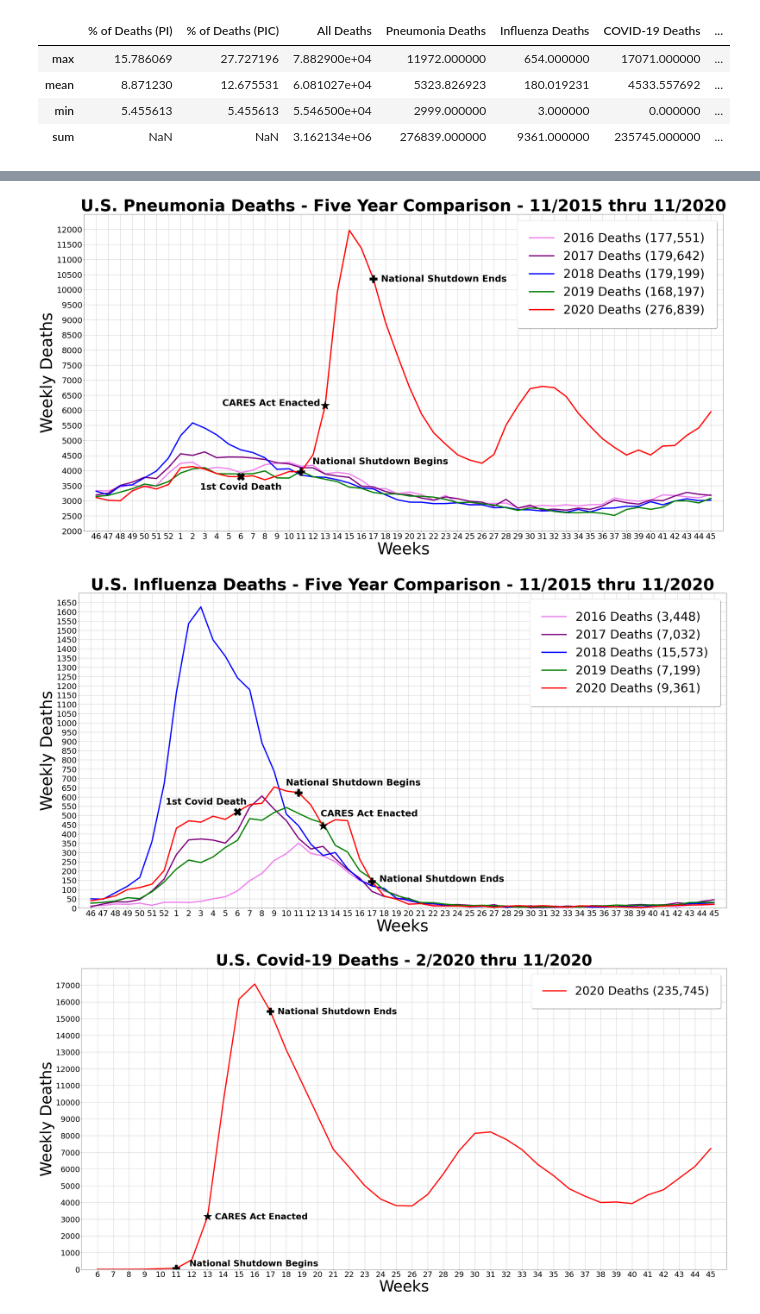
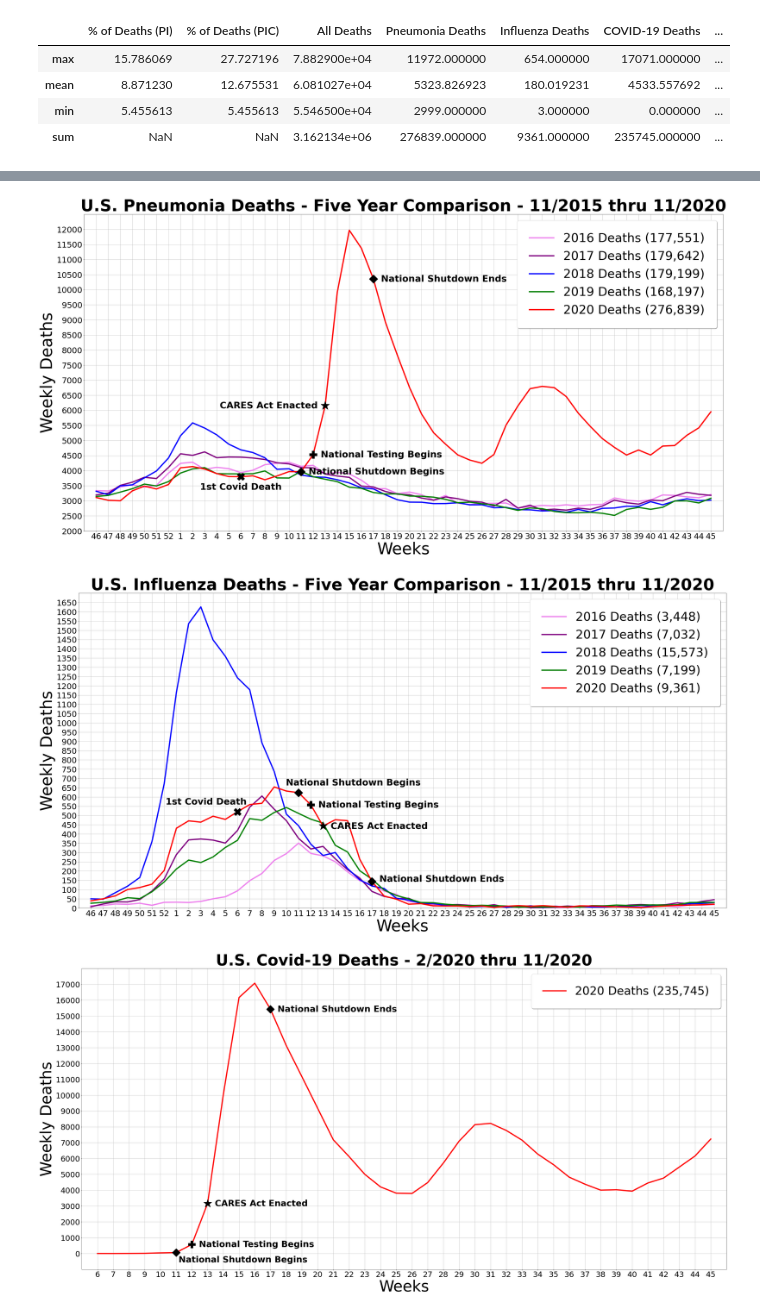
Before and after one commit to chadmilburn/COVID, a Jupyter notebook: flu_covid_analysis.ipynb, the cells around one changed output, grey strips where cells are left out. Cells and saved outputs as stored; diff of their text form; code cells hidden in the pictures.

```diff
--- a/flu_covid_analysis.ipynb
+++ b/flu_covid_analysis.ipynb
@@ -287,27 +296,35 @@ plt.xticks(fontsize=32)
 plt.yticks(np.arange(2000, 12500, step=500), fontsize=32)
 
 # Set Figure Chart Size
-plt.rcParams["figure.figsize"] = [40,20]
+plt.rcParams["figure.figsize"] = [100,50]
 
 # Add Covid-19 Starting Point To Chart
 plt.annotate("1st Covid Death", (12, 3799), textcoords="offset points", xytext=(0,-50), ha='center', fontsize=36, weight='bold')
 plt.plot(12, 3799, marker="X", ms=30, color="k")
 
 # Add National Shutdown Starting and Ending Point To Chart
-plt.annotate("National Shutdown Begins", (17, 3963), textcoords="offset points", xytext=(45,30), ha='left', fontsize=36, weight='bold')
-plt.plot(17, 3963, marker="P", ms=30, color="k")
+plt.annotate("National Shutdown Begins", (17, 3963), textcoords="offset points", xytext=(30,-10), ha='left', fontsize=36, weight='bold')
+plt.plot(17, 3963, marker="D", ms=24, color="k")
 plt.annotate("National Shutdown Ends", (23, 10356), textcoords="offset points", xytext=(30,-10), ha='left', fontsize=36, weight='bold')
-plt.plot(23, 10356, marker="P", ms=30, color="k")
+plt.plot(23, 10356, marker="D", ms=24, color="k")
+
+# Add National Testing Starting To Chart
+plt.annotate("National Testing Begins", (18, 4530), textcoords="offset points", xytext=(30,-10), ha='left', fontsize=36, weight='bold')
+plt.plot(18, 4530, marker="P", ms=30, color="k")
 
 # Add CARES Act Enactment To Chart
-plt.annotate("CARES Act Enacted", (19, 6156), textcoords="offset points", xytext=(-20,0), ha='right', fontsize=36, weight='bold')
+plt.annotate("CARES Act Enacted", (19, 6156), textcoords="offset points", xytext=(-30,-10), ha='right', fontsize=36, weight='bold')
 plt.plot(19, 6156, marker="*", ms=36, color="k")
 
+plt.tight_layout()
+
+# Save Plot As .png File
+plt.savefig("Pneumonia Deaths.png")
+
 # Show The Chart
-plt.tight_layout()
 plt.show()
 # %% [output]
-[figure, old version]
+[figure, new version]
 # %%
 # Pneumonia Data
 flu_2016 = data_2016["Influenza Deaths"]
@@ -345,7 +362,7 @@ plt.xticks(fontsize=32)
 plt.yticks(np.arange(0, 1700, step=50), fontsize=32)
 
 # Set Figure Chart Size
-plt.rcParams["figure.figsize"] = [40,20]
+plt.rcParams["figure.figsize"] = [100,50]
 
 # Add Covid-19 Starting Point To Chart
 plt.annotate("1st Covid Death", (12, 520), textcoords="offset points", xytext=(-125,30), ha='center', fontsize=36, weight='bold')
@@ -353,19 +370,27 @@ plt.plot(12, 520, marker="X", ms=30, color="k")
 
 # Add National Shutdown Starting and Ending Point To Chart
 plt.annotate("National Shutdown Begins", (17, 623), textcoords="offset points", xytext=(-50,30), ha='left', fontsize=36, weight='bold')
-plt.plot(17, 623, marker="P", ms=30, color="k")
+plt.plot(17, 623, marker="D", ms=24, color="k")
 plt.annotate("National Shutdown Ends", (23, 144), textcoords="offset points", xytext=(30,0), ha='left', fontsize=36, weight='bold')
-plt.plot(23, 144, marker="P", ms=30, color="k")
+plt.plot(23, 144, marker="D", ms=24, color="k")
+
+# Add National Testing Starting To Chart
+plt.annotate("National Testing Begins", (18, 557), textcoords="offset points", xytext=(30,-10), ha='left', fontsize=36, weight='bold')
+plt.plot(18, 557, marker="P", ms=30, color="k")
 
 # Add CARES Act Enactment To Chart
-plt.annotate("CARES Act Enacted", (19, 443), textcoords="offset points", xytext=(-10,40), ha='left', fontsize=36, weight='bold')
+plt.annotate("CARES Act Enacted", (19, 443), textcoords="offset points", xytext=(30,-10), ha='left', fontsize=36, weight='bold')
 plt.plot(19, 443, marker="*", ms=36, color="k")
 
+plt.tight_layout()
+
+# Save Plot As .png File
+plt.savefig("Influenza Deaths.png")
+
 # Show The Chart
-plt.tight_layout()
 plt.show()
 # %% [output]
-[figure, old version]
+[figure, new version]
 # %%
 # Covid-19 Deaths Data
 cov_2020 = cdata_2020["COVID-19 Deaths"]
@@ -380,40 +405,48 @@ plt.title("U.S. Covid-19 Deaths - 2/2020 thru 11/2020", fontsize=64, weight='bol
 
 # Create A Legend For The Chart
 plt.legend(handles=[deaths_2020], loc="best", fontsize=48, fancybox=True, framealpha=1, shadow=True, borderpad=1)
 
 # Create labels For The X And Y Axis
 plt.xlabel("Weeks", fontsize=64)
 plt.ylabel("Weekly Deaths", fontsize=64)
 
 # Set The Limits For The X And Y Axis
 plt.xlim(-1,40)
-plt.ylim(0, 18000)
+plt.ylim(-1000, 18000)
 
 # Set A Grid For The Chart
 plt.grid()
 
 # Adjust Fontsize And Scale For The X And Y Axis
 plt.xticks(fontsize=32)
 plt.yticks(np.arange(0, 18000, step=1000), fontsize=32)
 
 # Set Figure Chart Size
-plt.rcParams["figure.figsize"] = [40,20]
+plt.rcParams["figure.figsize"] = [100,50]
 
 # Add National Shutdown Starting and Ending Point To Chart
-plt.annotate("National Shutdown Begins", (5, 56), textcoords="offset points", xytext=(55,10), ha='left', fontsize=36, weight='bold')
-plt.plot(5, 56, marker="P", ms=30, color="k")
+plt.annotate("National Shutdown Begins", (5, 56), textcoords="offset points", xytext=(10,-40), ha='left', fontsize=36, weight='bold')
+plt.plot(5, 56, marker="D", ms=24, color="k")
 plt.annotate("National Shutdown Ends", (11, 15427), textcoords="offset points", xytext=(30,-10), ha='left', fontsize=36, weight='bold')
-plt.plot(11, 15427, marker="P", ms=30, color="k")
+plt.plot(11, 15427, marker="D", ms=24, color="k")
+
+# Add National Testing Starting To Chart
+plt.annotate("National Testing Begins", (6, 571), textcoords="offset points", xytext=(30,-10), ha='left', fontsize=36, weight='bold')
+plt.plot(6, 571, marker="P", ms=30, color="k")
 
 # Add CARES Act Enactment To Chart
 plt.annotate("CARES Act Enacted", (7, 3155), textcoords="offset points", xytext=(30,-10), ha='left', fontsize=36, weight='bold')
 plt.plot(7, 3155, marker="*", ms=36, color="k")
 
+plt.tight_layout()
+
+# Save Plot As .png File
+plt.savefig("Covid-19 Deaths.png")
+
 # Show The Chart
-plt.tight_layout()
 plt.show()
 # %% [output]
-[figure, old version]
+[figure, new version]
 # %%
 # Deaths (PIC) Data
 pic_2016 = data_2016["Deaths (PIC)"]
```
Also changed, not shown: parts of 16 cells of this notebook, 8 other files.
